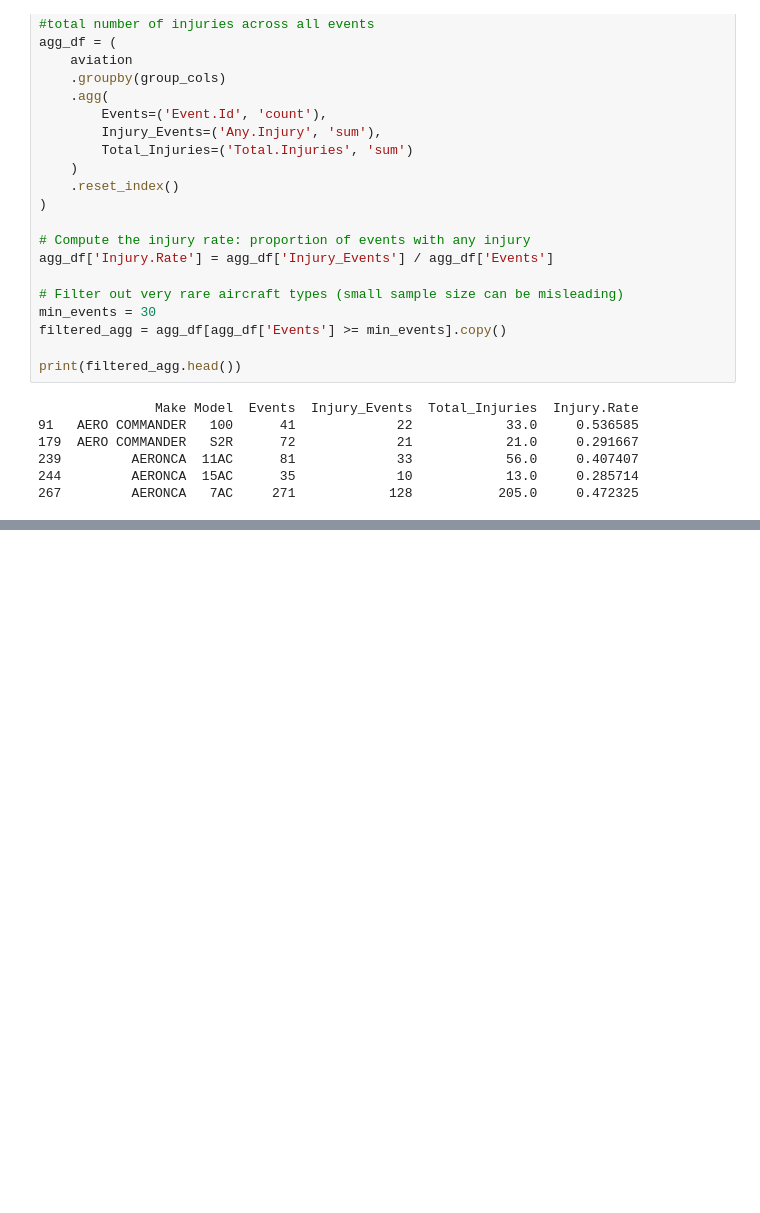
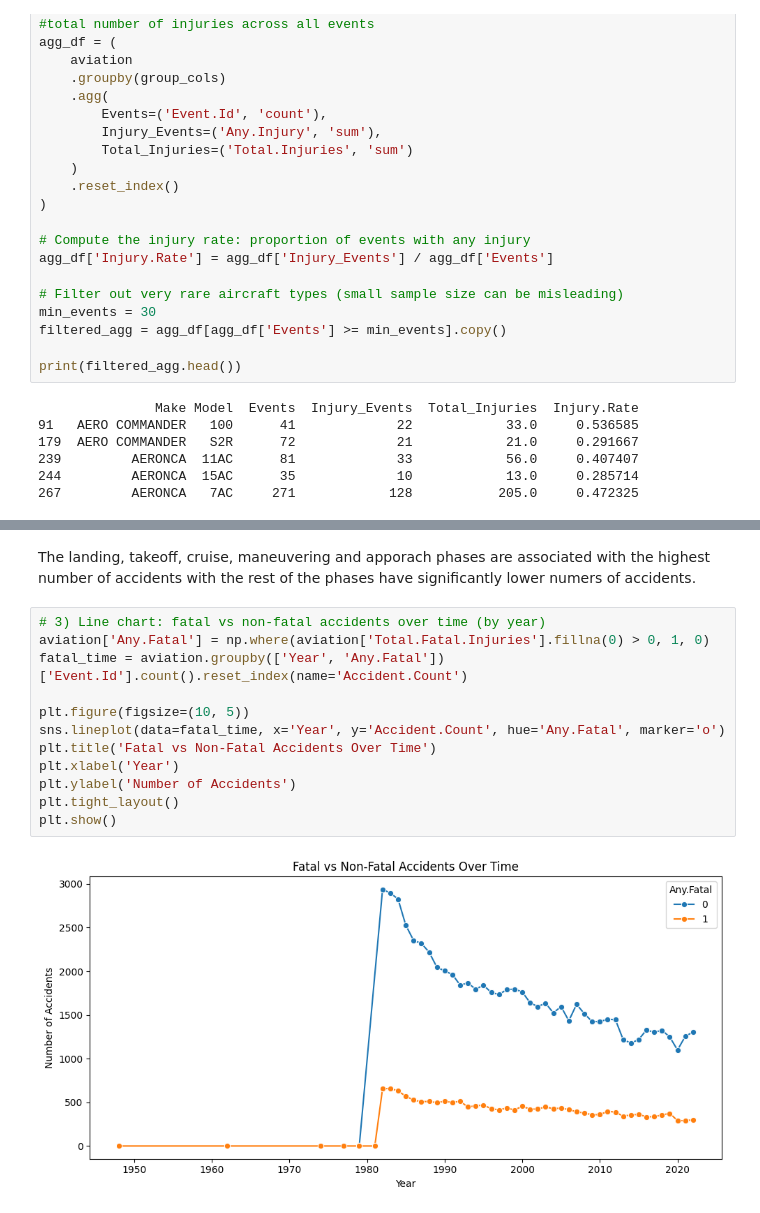
Before and after one commit to TedMwenda/dsc-phase-1-project-v3, a Jupyter notebook: student.ipynb, the cells around one changed output, grey strips where cells are left out. Drawn from its saved outputs; the diff is of its cells as text; blank space fills up the shorter version.

```diff
--- a/student.ipynb
+++ b/student.ipynb
@@ -166,0 +214,16 @@ print(filtered_agg.head())
+# %% [markdown]
+The landing, takeoff, cruise, maneuvering and apporach phases are associated with the highest number of accidents with the rest of the phases have significantly lower numers of accidents.
+# %%
+# 3) Line chart: fatal vs non-fatal accidents over time (by year)
+aviation['Any.Fatal'] = np.where(aviation['Total.Fatal.Injuries'].fillna(0) > 0, 1, 0)
+fatal_time = aviation.groupby(['Year', 'Any.Fatal'])['Event.Id'].count().reset_index(name='Accident.Count')
+
+plt.figure(figsize=(10, 5))
+sns.lineplot(data=fatal_time, x='Year', y='Accident.Count', hue='Any.Fatal', marker='o')
+plt.title('Fatal vs Non-Fatal Accidents Over Time')
+plt.xlabel('Year')
+plt.ylabel('Number of Accidents')
+plt.tight_layout()
+plt.show()
+# %% [output]
+[figure, added]
```
Also changed, not shown: parts of 7 cells of this notebook.
